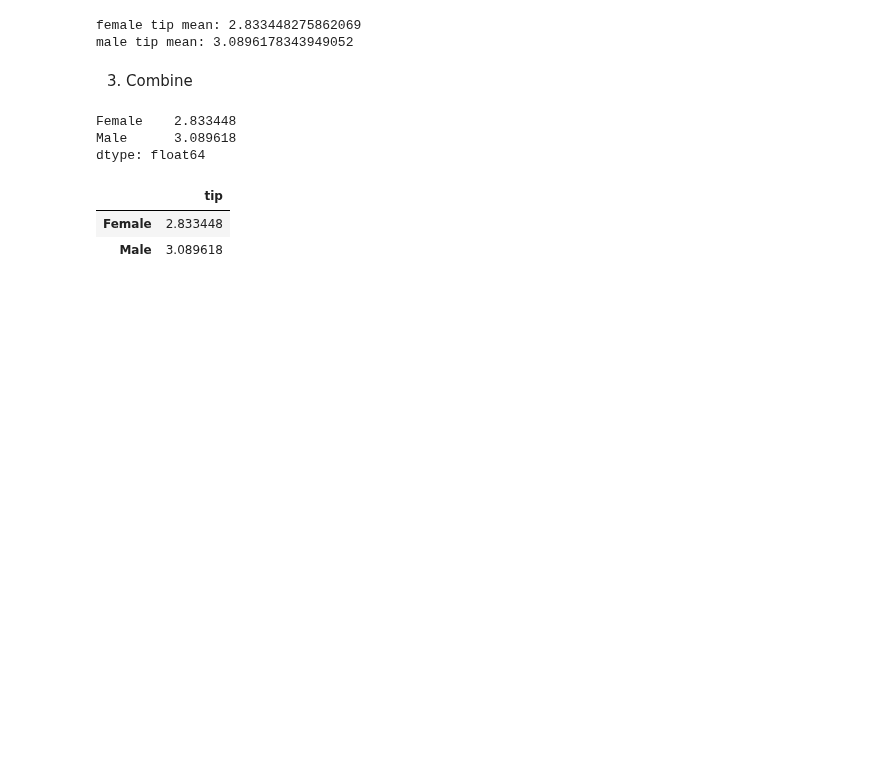
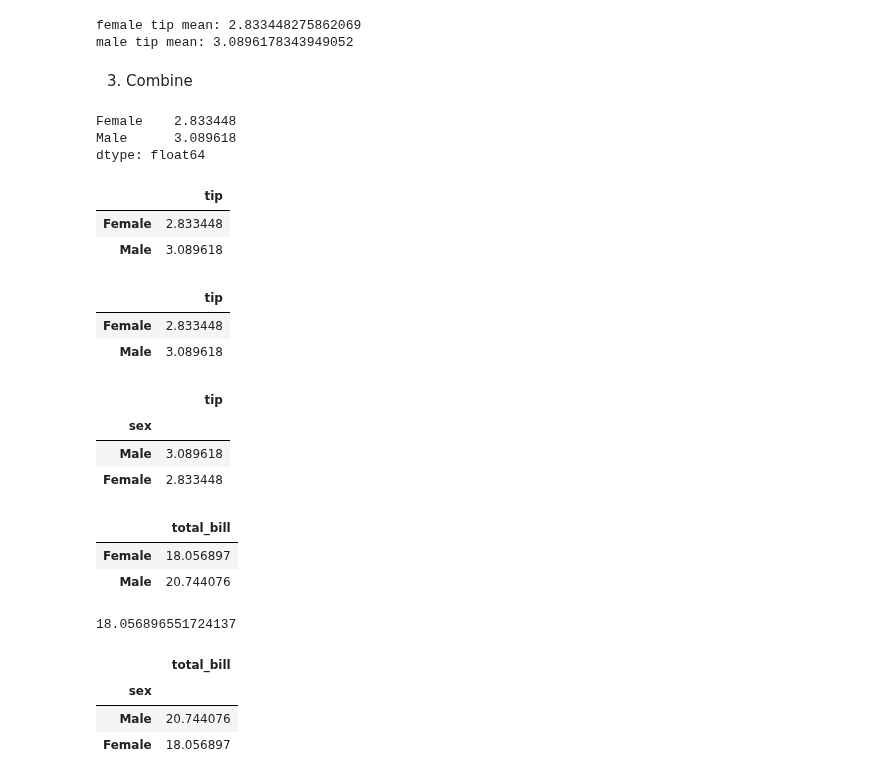
Before and after one commit to JakeOh/202011_itw_bd21, a Jupyter notebook: lab_da/da16_groupby.ipynb, the cells around one changed output. Cells and saved outputs as stored; diff of their text form; code cells hidden in the pictures; blank space fills up the shorter version.

```diff
--- a/lab_da/da16_groupby.ipynb
+++ b/lab_da/da16_groupby.ipynb
@@ -153,0 +173,30 @@ df
+# %%
+groupby_mean(df=tips, by='sex', value='tip')
+# %% [output]
+|  | tip |
+| Female | 2.833448 |
+| Male | 3.089618 |
+# %%
+tips.pivot_table(values='tip', index='sex', aggfunc='mean')
+# %% [output]
+|  | tip |
+| sex |  |
+| Male | 3.089618 |
+| Female | 2.833448 |
+# %%
+groupby_mean(df=tips, by='sex', value='total_bill')
+# %% [output]
+|  | total_bill |
+| Female | 18.056897 |
+| Male | 20.744076 |
+# %%
+tips[tips['sex'] == 'Female']['total_bill'].mean()
+# %% [output]
+18.056896551724137
+# %%
+tips.pivot_table(index='sex', values='total_bill', aggfunc='mean')
+# %% [output]
+|  | total_bill |
+| sex |  |
+| Male | 20.744076 |
+| Female | 18.056897 |
```
Also changed, not shown: parts of 10 cells of this notebook.
